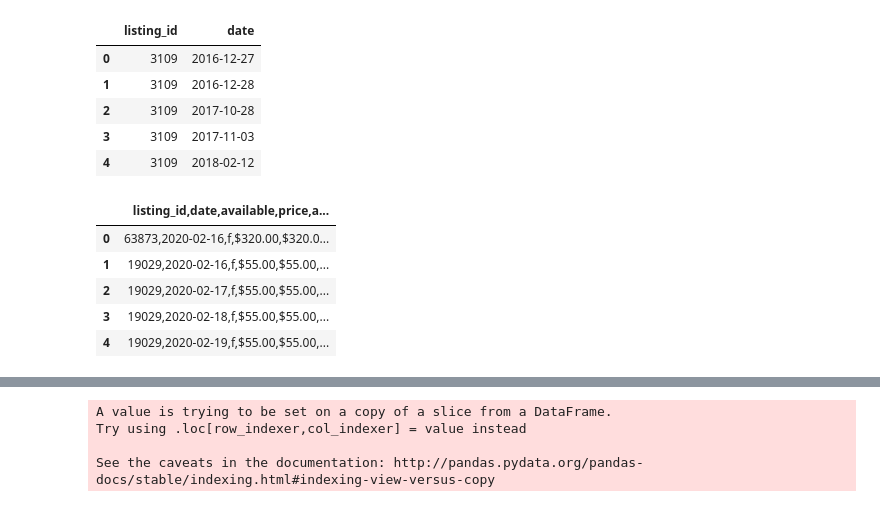
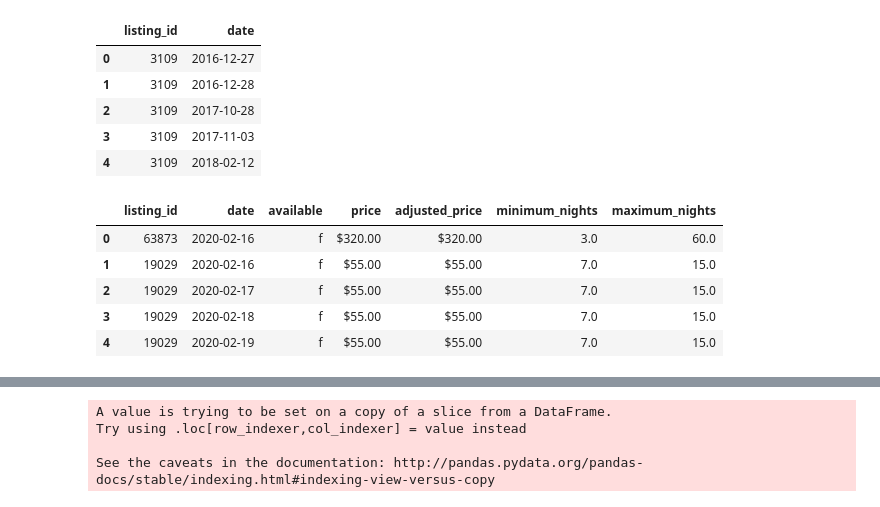
Before and after one commit to Abonia1/IA-School, a Jupyter notebook: Airbnb/PROJET AIRBNB ABONIA SOJASINGARAYAR .ipynb, the cells around one changed output, grey strips where cells are left out. Drawn from its saved outputs; the diff is of its cells as text; code cells hidden in the pictures.

```diff
--- a/Airbnb/PROJET AIRBNB ABONIA SOJASINGARAYARV2.0.ipynb
+++ b/Airbnb/PROJET AIRBNB ABONIA SOJASINGARAYAR .ipynb
@@ -286,12 +329,12 @@ reviews.head()
 | 3 | 3109 | 2017-11-03 |
 | 4 | 3109 | 2018-02-12 |
 # %%
-calendar = pd.read_csv('C:/Users/ABONIA/Downloads/calendar.csv.gz', compression='gzip', header=0, sep=' ', quotechar='"', error_bad_lines=False)
+calendar = pd.read_csv('C:/Users/ABONIA/Downloads/calendar.csv.gz', compression='gzip')
 calendar.head()
 # %% [output]
-|  | listing_id,date,available,price,a... |
-| 0 | 63873,2020-02-16,f,$320.00,$320.0... |
-| 1 | 19029,2020-02-16,f,$55.00,$55.00,... |
-| 2 | 19029,2020-02-17,f,$55.00,$55.00,... |
-| 3 | 19029,2020-02-18,f,$55.00,$55.00,... |
-| 4 | 19029,2020-02-19,f,$55.00,$55.00,... |
+|  | listing_id | date | available | price | adjusted_price | minimum_nights | maximum_nights |
+| 0 | 63873 | 2020-02-16 | f | $320.00 | $320.00 | 3.0 | 60.0 |
+| 1 | 19029 | 2020-02-16 | f | $55.00 | $55.00 | 7.0 | 15.0 |
+| 2 | 19029 | 2020-02-17 | f | $55.00 | $55.00 | 7.0 | 15.0 |
+| 3 | 19029 | 2020-02-18 | f | $55.00 | $55.00 | 7.0 | 15.0 |
+| 4 | 19029 | 2020-02-19 | f | $55.00 | $55.00 | 7.0 | 15.0 |
```
Also changed, not shown: parts of 19 cells of this notebook, 1 other file.
